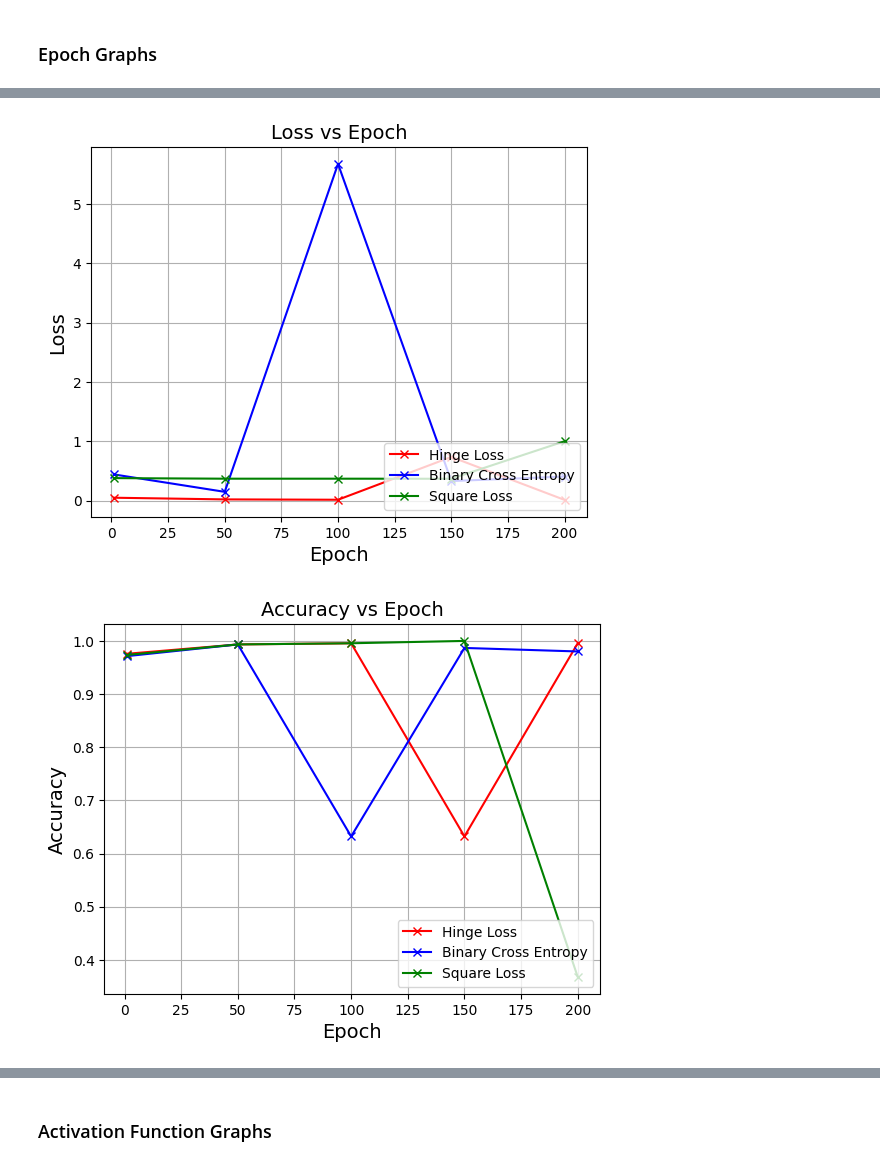
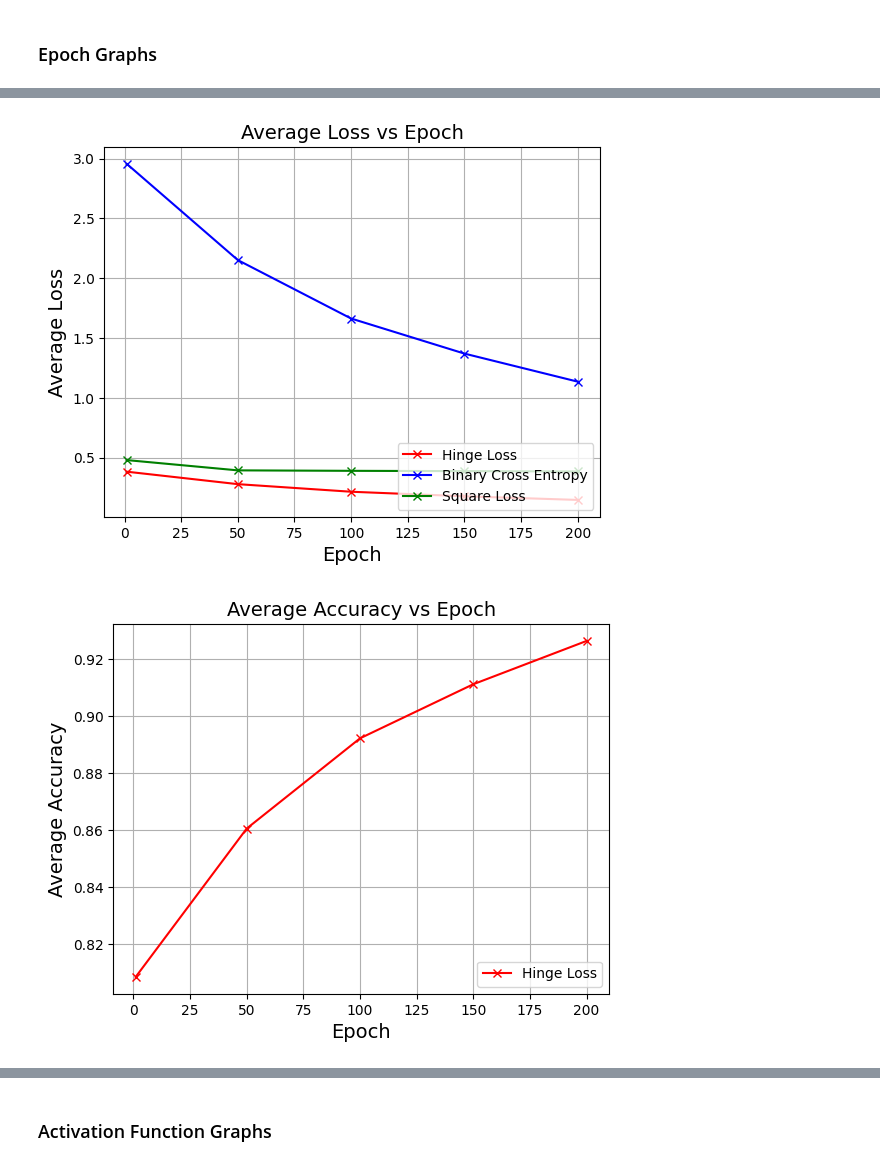
Before and after one commit to Rida-and-Bhavika-Swag-Codes/F20BC-ANN, a Jupyter notebook: plots.ipynb, the cells around one changed output, grey strips where cells are left out. Cells and saved outputs as stored; diff of their text form; code cells hidden in the pictures.

```diff
--- a/plots.ipynb
+++ b/plots.ipynb
@@ -38,7 +37,7 @@ def epoch_test(epochs, int, act = 3):
         ann = NeuralNet.ANN(X_train, Y_train, epoch = i, loss = int)
         activations = [act, act]
         ann.setLayers(activations, [2, 2])
-        l, a, t = ann.train_sgd()
+        l, a, t = ann.train()
         loss.append(l)
         accuracy.append(a)
         time.append(t)
@@ -52,7 +51,7 @@ def activation_test(act):
     ann = NeuralNet.ANN(X_train, Y_train)
     activations = [act, act]
     ann.setLayers(activations, [2, 2])
-    l, a, t = ann.train_sgd()
+    l, a, t = ann.train()
 
     return l, a, t
 
@@ -66,7 +65,7 @@ def lr_test(lr, sch):
         ann = NeuralNet.ANN(X_train, Y_train, learn_rate = i, lrschedule = sch)
         activations = [2, 2]
         ann.setLayers(activations, [2, 2])
-        l, a, t = ann.train_sgd()
+        l, a, t = ann.train()
         loss.append(l)
         accuracy.append(a)
         time.append(t)
@@ -86,7 +85,7 @@ def hl_test(hidden_layers):
             activations.append(2)
             nodes.append(1)
         ann.setLayers(activations, nodes)
-        l, a, t = ann.train_sgd()
+        l, a, t = ann.train()
         loss.append(l)
         accuracy.append(a)
         time.append(t)
@@ -108,7 +107,7 @@ def hn_test(hidden_neurons, layers):
         activations.append(2)
         nodes.append(2)
         ann.setLayers(activations, nodes)
-        l, a, t = ann.train_sgd()
+        l, a, t = ann.train()
         loss.append(l)
         accuracy.append(a)
         time.append(t)
@@ -122,9 +121,21 @@ def outputnodes(nodes):
     ann = NeuralNet.ANN(X_train, Y_train)
     activations = [2, 2]
     ann.setLayers(activations, [2, nodes])
-    l, a, t = ann.train_sgd()
+    l, a, t = ann.train()
 
     return l, a, t
+
+# gradient descent change
+def gd_test(gd, bsize):
+    loss = []
+    accuracy = []
+    time = []
+    ann = NeuralNet.ANN(X_train, Y_train, typegd = gd, bsize = bsize)
+    activations = [2, 2]
+    ann.setLayers(activations, [2, 2])
+    l, a, t = ann.train()
+
+    return l, a, t
 # %% [markdown]
 ### Epoch Graphs
 # %%
@@ -147,26 +158,24 @@ plt.show()
 plt.plot(epochs, hingeloss, color = "Red", label = "Hinge Loss", marker = "x")
 plt.plot(epochs, bce, color = "Blue", label = "Binary Cross Entropy", marker = "x")
 plt.plot(epochs, sl, color = "Green", label = "Square Loss", marker = "x")
-plt.title('Loss vs Epoch', fontsize = 14)
+plt.title('Average Loss vs Epoch', fontsize = 14)
 plt.xlabel('Epoch', fontsize = 14)
-plt.ylabel('Loss', fontsize = 14)
+plt.ylabel('Average Loss', fontsize = 14)
 plt.legend(loc = "lower right")
 plt.grid(True)
 plt.show()
 # %% [output]
-[figure, old version]
+[figure, new version]
 # %%
-plt.plot(epochs, haccuracy, color = "Red", label = "Hinge Loss", marker = "x")
-plt.plot(epochs, baccuracy, color = "Blue", label = "Binary Cross Entropy", marker = "x")
-plt.plot(epochs, saccuracy, color = "Green", label = "Square Loss", marker = "x")
-plt.title('Accuracy vs Epoch', fontsize = 14)
+plt.plot(epochs, haccuracy, color = "Red", label = "Hinge Loss", marker = "x") # they all have the same accuracy
+plt.title('Average Accuracy vs Epoch', fontsize = 14)
 plt.xlabel('Epoch', fontsize = 14)
-plt.ylabel('Accuracy', fontsize = 14)
+plt.ylabel('Average Accuracy', fontsize = 14)
 plt.legend(loc = "lower right")
 plt.grid(True)
 plt.show()
 # %% [output]
-[figure, old version]
+[figure, new version]
 # %%
 # values
 print("hinge loss", hingeloss)
```
Also changed, not shown: parts of 32 cells of this notebook, 5 other files.
